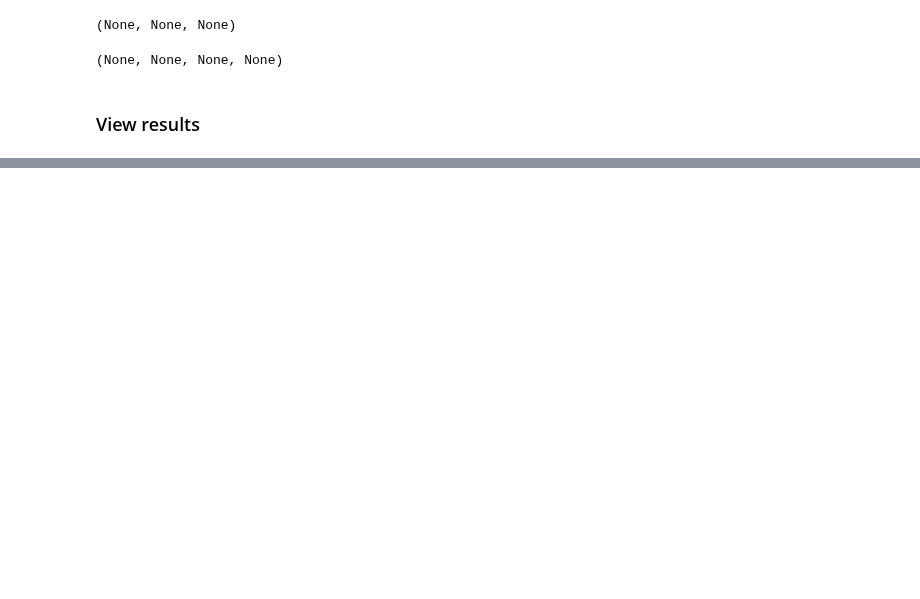
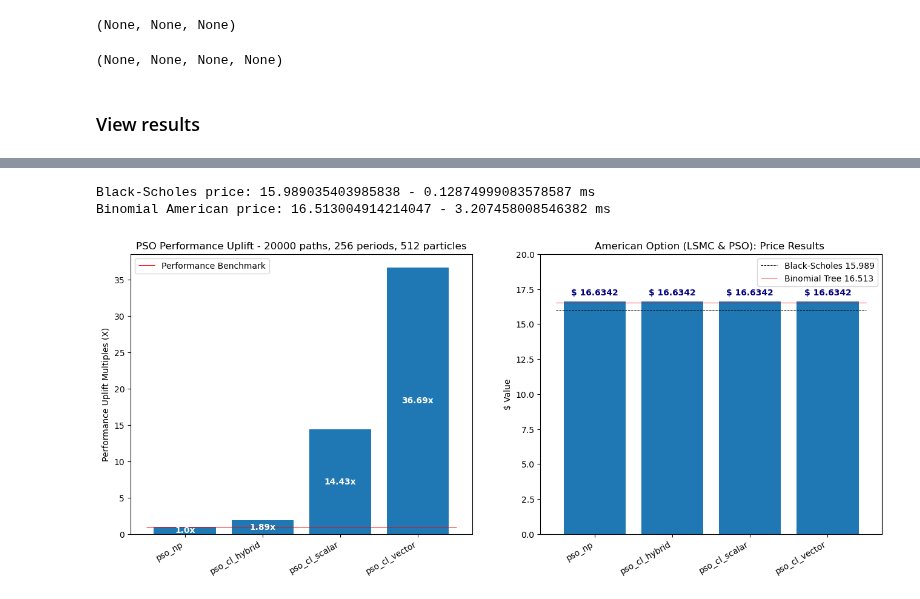
Before and after one commit to AIScorpio/Fin_GPU, a Jupyter notebook: src/American_option.ipynb, the cells around one changed output, grey strips where cells are left out. Cells and saved outputs as stored; diff of their text form; code cells hidden in the pictures; blank space fills up the shorter version.

```diff
--- a/src/American_option.ipynb
+++ b/src/American_option.ipynb
@@ -179,3 +178,37 @@ Binomial American price: 13.397157300671937 - 5.573040994931944 ms
+# %%
+blackscholes, _ = bm.blackScholes(S0, K, r, sigma, T, opttype)
+binomial, _ = bm.binomialAmericanOption(S0, K, r, sigma, nPeriod, T, opttype)
+
+fig, (ax1, ax2) = plt.subplots(1, 2, figsize=(16,6))
+
+elapses_pso = elapses[2:]
+prices_pso = prices[2:]
+labels_pso = labels[2:]
+uplift = list(np.round(np.max(elapses_pso) / elapses_pso, 2))
+
+bar1 = ax1.bar(np.arange(len(prices_pso)), uplift)
+ax1.set_title(f'PSO Performance Uplift - {nPath} paths, {nPeriod} periods, {nFish} particles')
+ax1.set_ylabel('Performance Uplift Multiples (X)')
+ax1.set_xticks(np.arange(len(prices_pso)), labels=labels_pso, rotation=30, horizontalalignment='right')
+ax1.bar_label(bar1, fmt='{}x', label_type='center', color='white', fontsize = 10, fontweight = 'bold')
+ax1.hlines(1, -.5, 3.5, colors='r', lw=.7, label='Performance Benchmark')
+ax1.legend()
+
+bar2 = ax2.bar(np.arange(len(prices_pso)), prices_pso)
+ax2.set_title('American Option (LSMC & PSO): Price Results ')
+ax2.set_ylabel('$ Value')
+ax2.set_xticks(np.arange(len(prices_pso)), labels=labels_pso, rotation=30, horizontalalignment='right')
+ax2.set_ylim(ymax=20)
+ax2.bar_label(bar2, fmt='$ %.4f', label_type='edge', rotation=0, color='navy', fontsize = 10, padding=5, fontweight = 'bold')
+ax2.hlines(blackscholes, -.5, 3.5, colors='black', lw=.7, linestyles='dashed', label=f'Black-Scholes {np.round(blackscholes,4)}')
+ax2.hlines(binomial, -.5, 3.5, colors='r', lw=.7, label=f'Binomial Tree {np.round(binomial,4)}')
+ax2.legend()
+
+plt.show()
+# %% [output]
+Black-Scholes price: 15.989035403985838 - 0.12874999083578587 ms
+Binomial American price: 16.513004914214047 - 3.207458008546382 ms
+[figure, added]
 # %%
 def multiple(a_list):
     arr = np.array(a_list)
```
Also changed, not shown: parts of 10 cells of this notebook.
